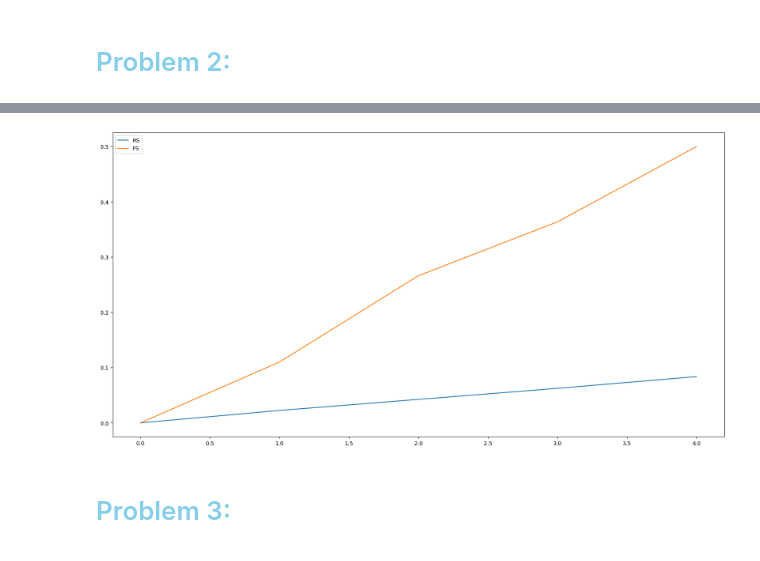
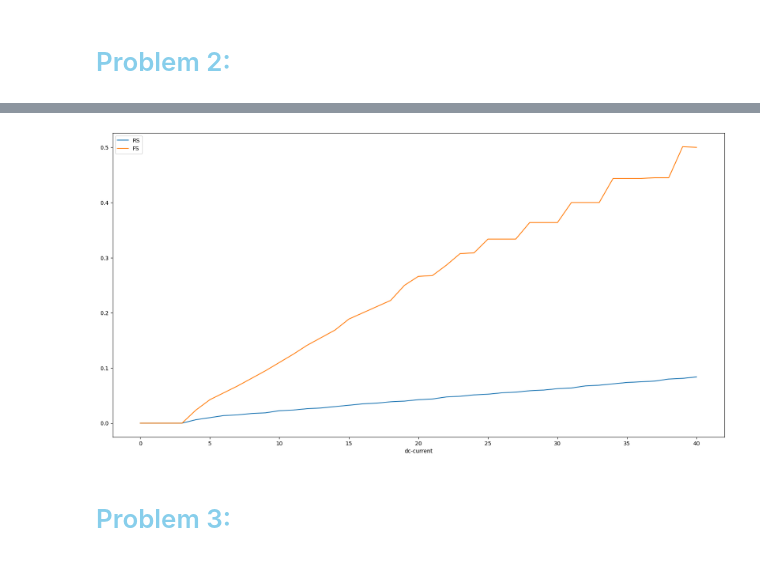
Before and after one commit to jacklvd/intelligent_sys, a Jupyter notebook: HW1/code/neuron_spiking.ipynb, the cells around one changed output, grey strips where cells are left out. Cells and saved outputs as stored; diff of their text form; code cells hidden in the pictures.

```diff
--- a/HW1/code/neuron_spiking.ipynb
+++ b/HW1/code/neuron_spiking.ipynb
@@ -69,0 +63,15 @@ plt.savefig('problem1b.png')
+# %%
+data_frame = [0 for _ in range(41)]
+avg_lst = [i for i in range(41)]
+fig, ax = plt.subplots(1,1,sharex=True, figsize=(20,8))
+rr = []
+row = 0
+for i in avg_lst:
+    R = neuron_spiking(row, a, b, c, d, u, V, [], [], [], I=i)
+    row += 1
+    rr.append(R)
+# df = pd.DataFrame({'II': avg_lst, 'RR': rr})
+# df.plot.line(x = 'II', y = 'RR', figsize=(20, 8))
+plt.plot(avg_lst, rr)
+plt.xlabel('dc-current')
+plt.savefig('problem1b.png')
@@ -94,0 +105,15 @@ plt.show()
+# %%
+data_frame = [0 for _ in range(41)]
+avg_lst = [i for i in range(41)]
+fig, ax = plt.subplots(1,1,sharex=True, figsize=(20,8))
+fs_rr = []
+row = 0
+for i in avg_lst:
+    R = neuron_spiking(row, a, b, c, d, u, V, [], [], [], I=i)
+    row += 1
+    fs_rr.append(R)
+# df = pd.DataFrame({'II': avg_lst, 'RR': rr})
+# df.plot.line(x = 'II', y = 'RR', figsize=(20, 8))
+plt.plot(avg_lst, fs_rr)
+plt.xlabel('dc-current')
+plt.savefig('problem2b.png')
@@ -95,9 +122,10 @@ plt.show()
 # %%
-df_compare = pd.DataFrame({'RS' : RR, 'FS' : FS_RR})
+df_compare = pd.DataFrame({'RS' : rr, 'FS' : fs_rr})
 df_compare.plot(figsize=(20, 10))
+plt.xlabel('dc-current')
 plt.savefig('compare_striking.png')
 # %% [output]
-[figure, old version]
+[figure, new version]
 # %% [markdown]
 # <font color='skyblue'>Problem 3:</font>
 # %%
```
Also changed, not shown: parts of 4 cells of this notebook, 5 other files.
